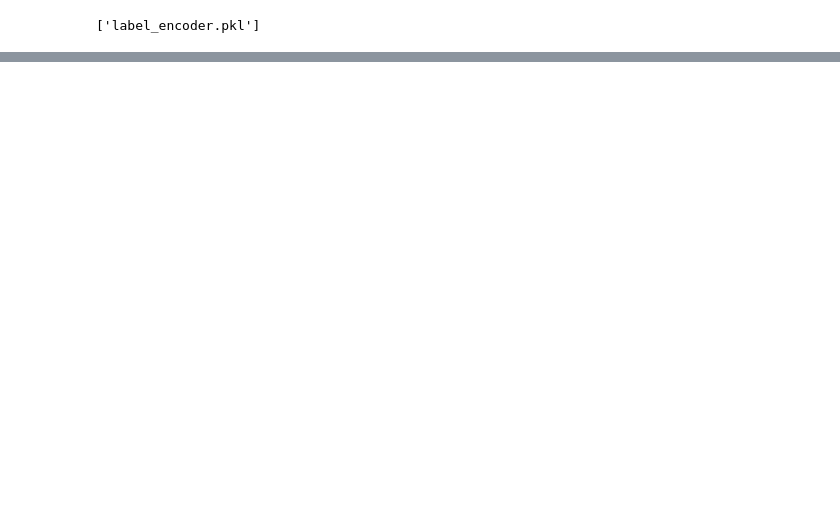
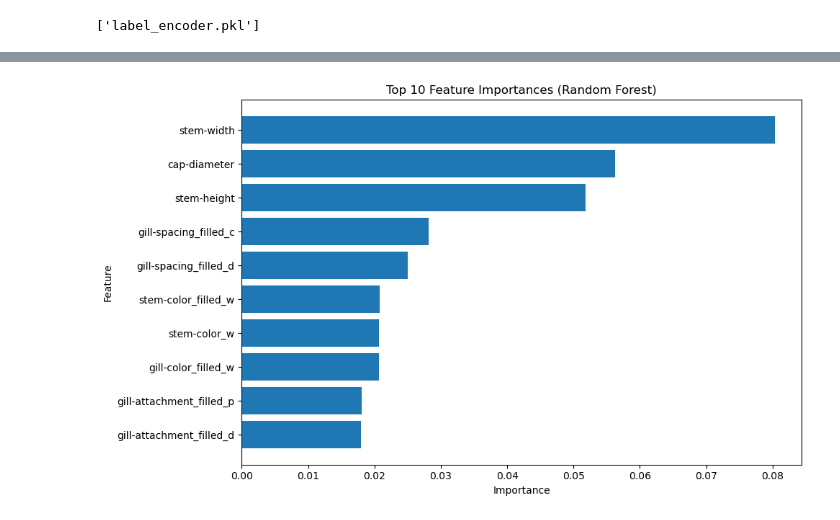
Before and after one commit to GertieMeneer/HCAID_Apps, a Jupyter notebook: data/notebook/Mushroom_classification.ipynb, the cells around one changed output, grey strips where cells are left out. Drawn from its saved outputs; the diff is of its cells as text; code cells hidden in the pictures; blank space fills up the shorter version.

```diff
--- a/data/notebook/Mushroom_classification.ipynb
+++ b/data/notebook/Mushroom_classification.ipynb
@@ -281,0 +275,18 @@ Prediction: e, Confidence: 99.5%
+# %%
+importances = rf.feature_importances_
+feature_names = X_train.columns
+
+importance_df = pd.DataFrame({
+    'Feature': feature_names,
+    'Importance': importances
+}).sort_values(by='Importance', ascending=False)
+
+plt.figure(figsize=(10, 6))
+plt.barh(importance_df['Feature'][:10][::-1], importance_df['Importance'][:10][::-1])
+plt.title('Top 10 Feature Importances (Random Forest)')
+plt.xlabel('Importance')
+plt.ylabel('Feature')
+plt.tight_layout()
+plt.show()
+# %% [output]
+[figure, added]
```
Also changed, not shown: parts of 5 cells of this notebook, 4 other files.
